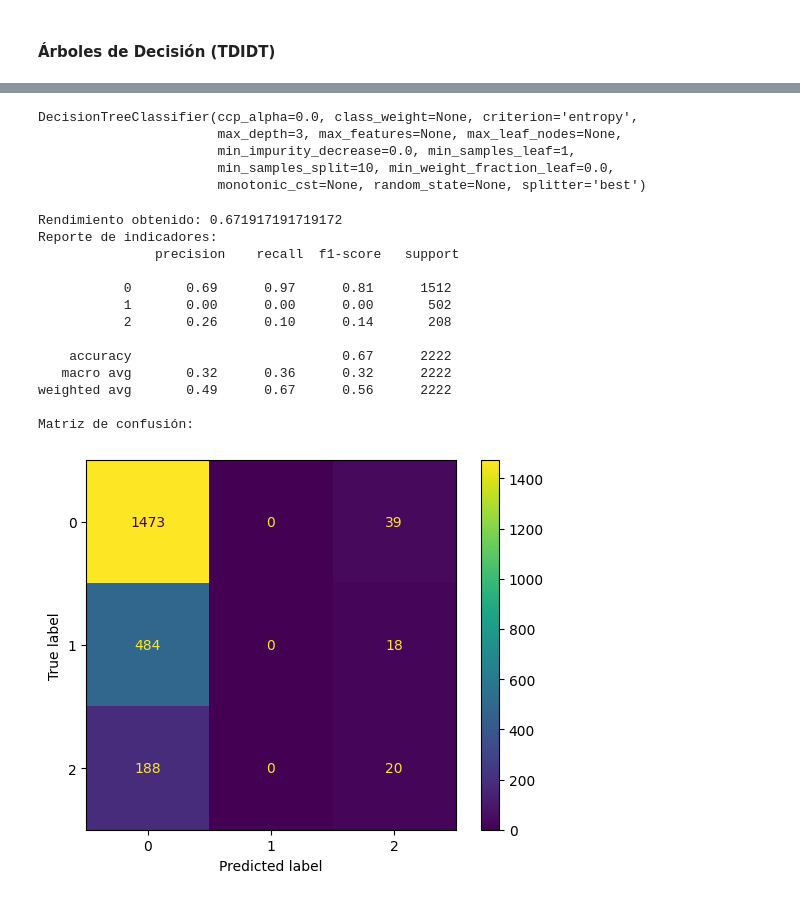
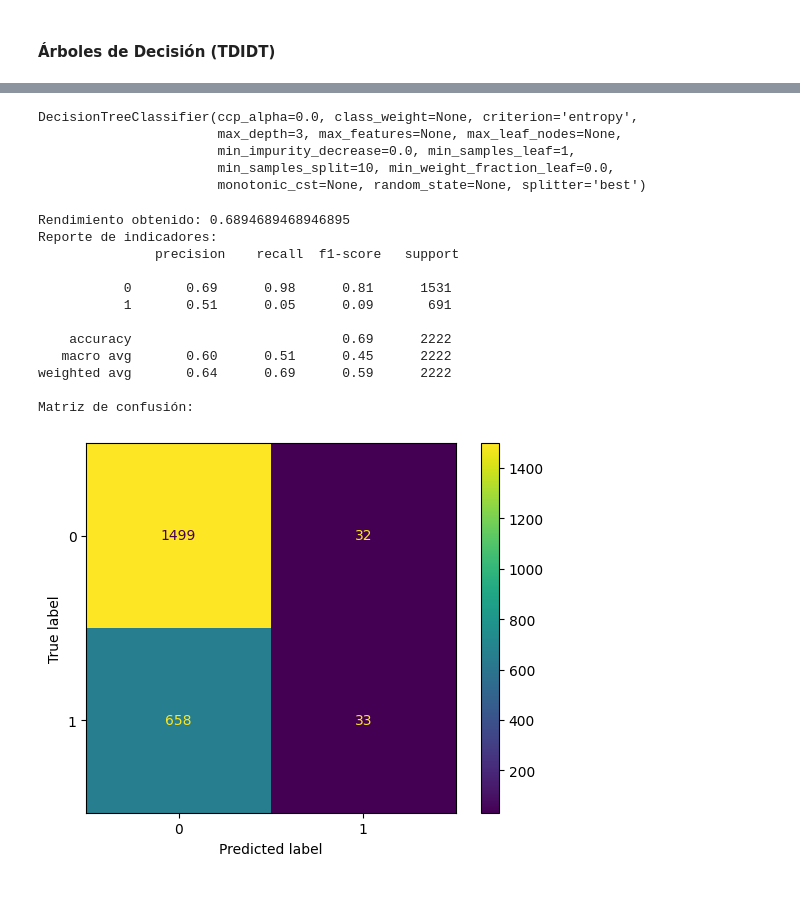
Before and after one commit to JhonFajardoRodas/13MBID-OCT2324, a Jupyter notebook: notebooks/Modelado/Clusterizacion/MD03 - Reglas DT(1).ipynb, the cells around one changed output, grey strips where cells are left out. Saved outputs shown, nothing was run; the diff lists cells and outputs as text; code cells hidden in the pictures.

```diff
--- a/notebooks/Modelado/Clusterizacion/MD03 - Reglas DT(1).ipynb
+++ b/notebooks/Modelado/Clusterizacion/MD03 - Reglas DT(1).ipynb
@@ -194,31 +293,30 @@ with mlflow.start_run(run_name='Decision Tree'):
 
     # Se finaliza el registro
     mlflow.end_run()
-# %%
-dtc
-# %% [output]
-DecisionTreeClassifier(ccp_alpha=0.0, class_weight=None, criterion='entropy',
-                       max_depth=3, max_features=None, max_leaf_nodes=None,
-                       min_impurity_decrease=0.0, min_samples_leaf=1,
-                       min_samples_split=10, min_weight_fraction_leaf=0.0,
-                       monotonic_cst=None, random_state=None, splitter='best')
-# %%
-evaluar_modelo(dtc, test_data, test_labels)
-# %% [output]
-Rendimiento obtenido: 0.671917191719172
-Reporte de indicadores:
-               precision    recall  f1-score   support
-
-           0       0.69      0.97      0.81      1512
-           1       0.00      0.00      0.00       502
-           2       0.26      0.10      0.14       208
-
-    accuracy                           0.67      2222
-   macro avg       0.32      0.36      0.32      2222
-weighted avg       0.49      0.67      0.56      2222
-
-Matriz de confusión:
-[figure, removed]
+# %%
+dtc2 # con esto sacamos el registro de todos los parámetros de la prueba
+# %% [output]
+DecisionTreeClassifier(ccp_alpha=0.0, class_weight=None, criterion='entropy',
+                       max_depth=3, max_features=None, max_leaf_nodes=None,
+                       min_impurity_decrease=0.0, min_samples_leaf=1,
+                       min_samples_split=10, min_weight_fraction_leaf=0.0,
+                       monotonic_cst=None, random_state=None, splitter='best')
+# %%
+evaluar_modelo(dtc2, test_data2, test_labels2)
+# %% [output]
+Rendimiento obtenido: 0.6894689468946895
+Reporte de indicadores:
+               precision    recall  f1-score   support
+
+           0       0.69      0.98      0.81      1531
+           1       0.51      0.05      0.09       691
+
+    accuracy                           0.69      2222
+   macro avg       0.60      0.51      0.45      2222
+weighted avg       0.64      0.69      0.59      2222
+
+Matriz de confusión:
+[figure, added]
 # %%
 # Plot the decision tree
 plt.figure(figsize=(20,10))
```
Also changed, not shown: parts of 6 cells of this notebook, 2 other files.
